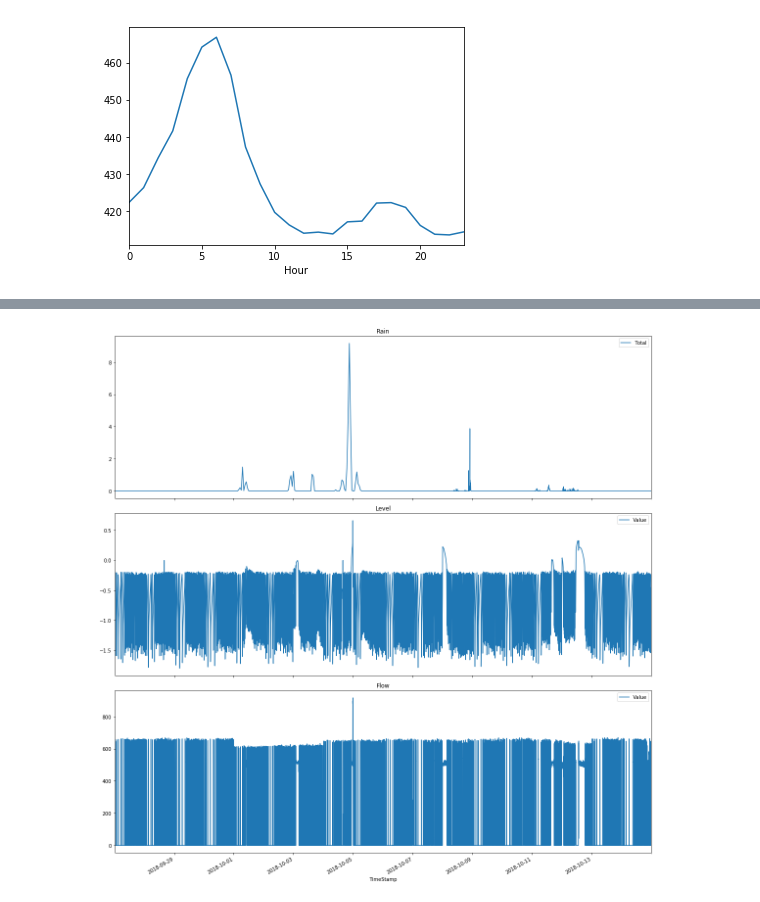
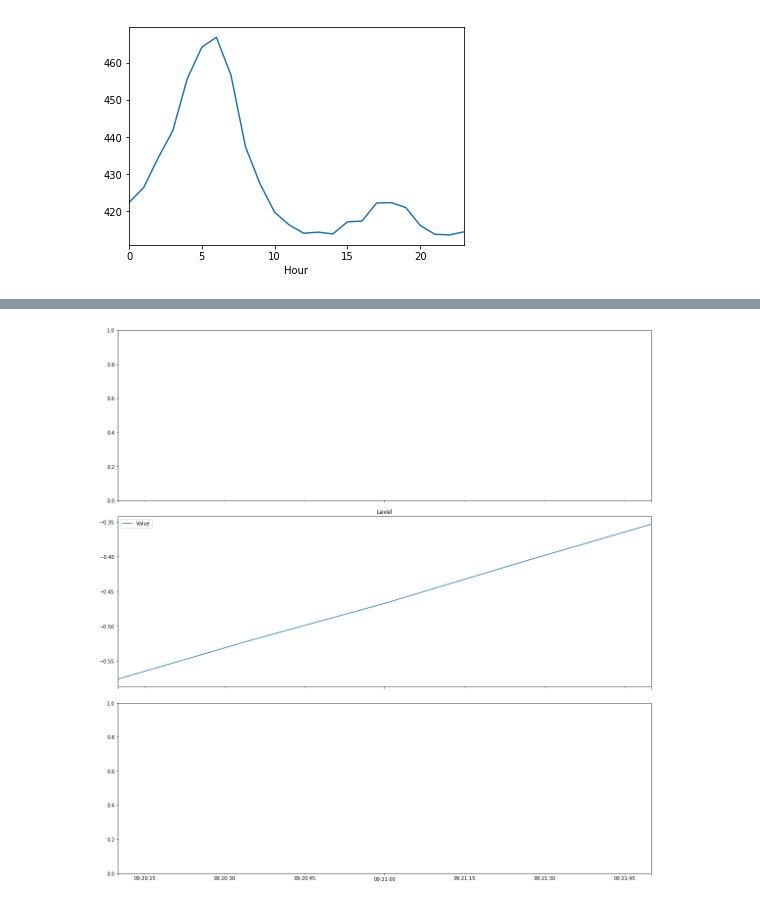
Before and after one commit to JalkapalloX/JBG060-Data-Challenge-3, a Jupyter notebook: Utility/RainData&LevelFlow.ipynb, the cells around one changed output, grey strips where cells are left out. Drawn from its saved outputs; the diff is of its cells as text; code cells hidden in the pictures.

```diff
--- a/Utility/RainData&LevelFlow.ipynb
+++ b/Utility/RainData&LevelFlow.ipynb
@@ -91,5 +96,3 @@ a['mean'].plot()
 # %% [output]
 <matplotlib.axes._subplots.AxesSubplot at 0x...>
 [figure]
-# %%
-rain_data_DRU = summarize_rain_data(rain_data, area_data= df.area_data, village_code="DRU", dry_threshold=2.5)[['Start', 'End', 'Total']]
@@ -153,4 +108,5 @@ def take_subset(start_date, end_date, rain = rain_data_DRU, level = level_data_D
 
     return rain, level, flow
 
-rain, level, flow = take_subset('2018-05-22 08:00:00','2018-05-25 00:00:00')
+#rain, level, flow = take_subset('2018-05-22 23:17:00','2018-05-23 04:30:01')
+rain, level, flow = take_subset('2019-12-07 09:20:00','2019-12-07 09:22:00')
@@ -178,13 +113,13 @@ flow.plot(x = 'TimeStamp', y = 'Value')
 # %%
 fig, ax = plt.subplots(nrows = 3, ncols=1, sharex = True, figsize = (16,16))
 
-ax[0] = rain.plot(x = 'Start', y = 'Total', figsize = (16,16), ax = ax[0])
+#ax[0] = rain.plot(x = 'Start', y = 'Total', figsize = (16,16), ax = ax[0])
 ax[1] = level.plot(x = 'TimeStamp', y = 'Value', ax = ax[1])
-ax[2] = flow.plot(x = 'TimeStamp', y = 'Value', ax = ax[2])
+#ax[2] = flow.plot(x = 'TimeStamp', y = 'Value', ax = ax[2])
 
-ax[0].set_title("Rain")
+#ax[0].set_title("Rain")
 ax[1].set_title("Level")
-ax[2].set_title("Flow")
+#ax[2].set_title("Flow")
 plt.tight_layout()
 # %% [output]
-[figure, old version]
+[figure, new version]
```
Also changed, not shown: parts of 15 cells of this notebook, 4 other files.
